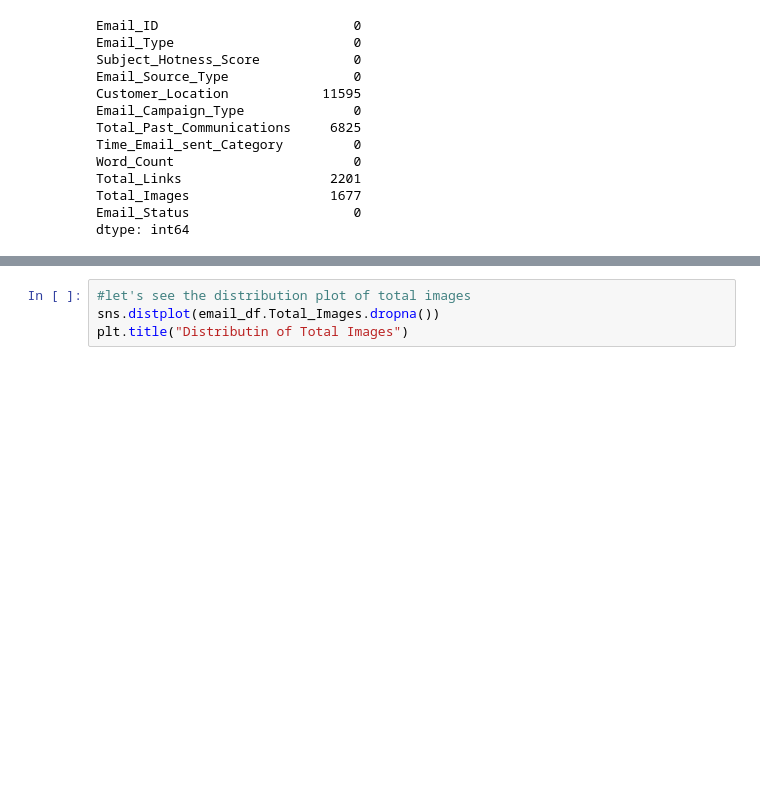
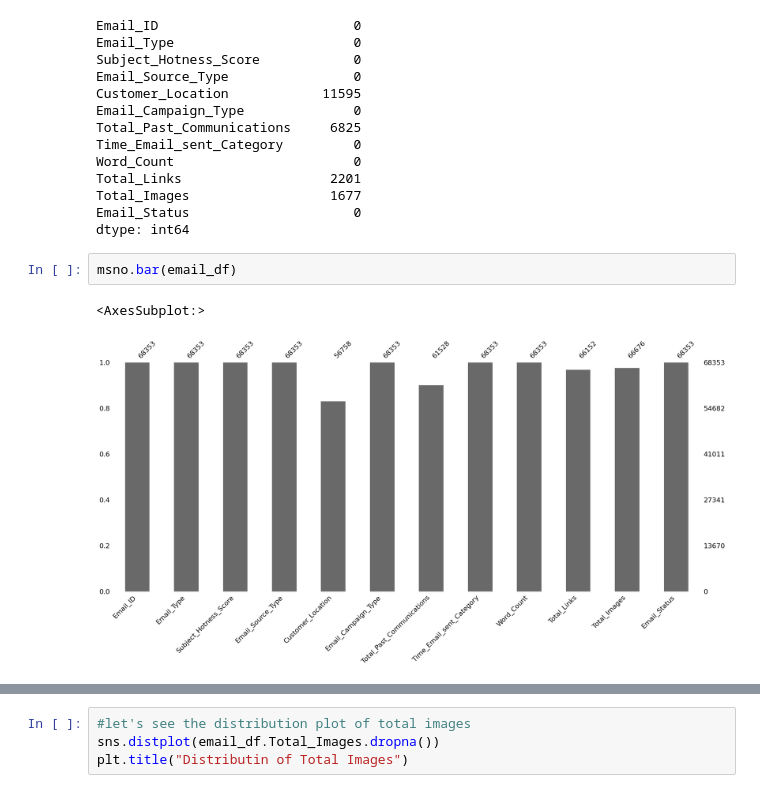
Before and after one commit to renukagore107/CAPSTONE-PROJECT-3--CLASSIFICATION, a Jupyter notebook: classification_data_email.ipynb, the cells around one changed output, grey strips where cells are left out. Cells and saved outputs as stored; diff of their text form; blank space fills up the shorter version.

```diff
--- a/classification_data_email.ipynb
+++ b/classification_data_email.ipynb
@@ -169,3 +193,8 @@ Total_Links                   2201
 Total_Images                  1677
 Email_Status                     0
 dtype: int64
+# %%
+msno.bar(email_df)
+# %% [output]
+<AxesSubplot:>
+[figure, added]
```
Also changed, not shown: parts of 53 cells of this notebook.
